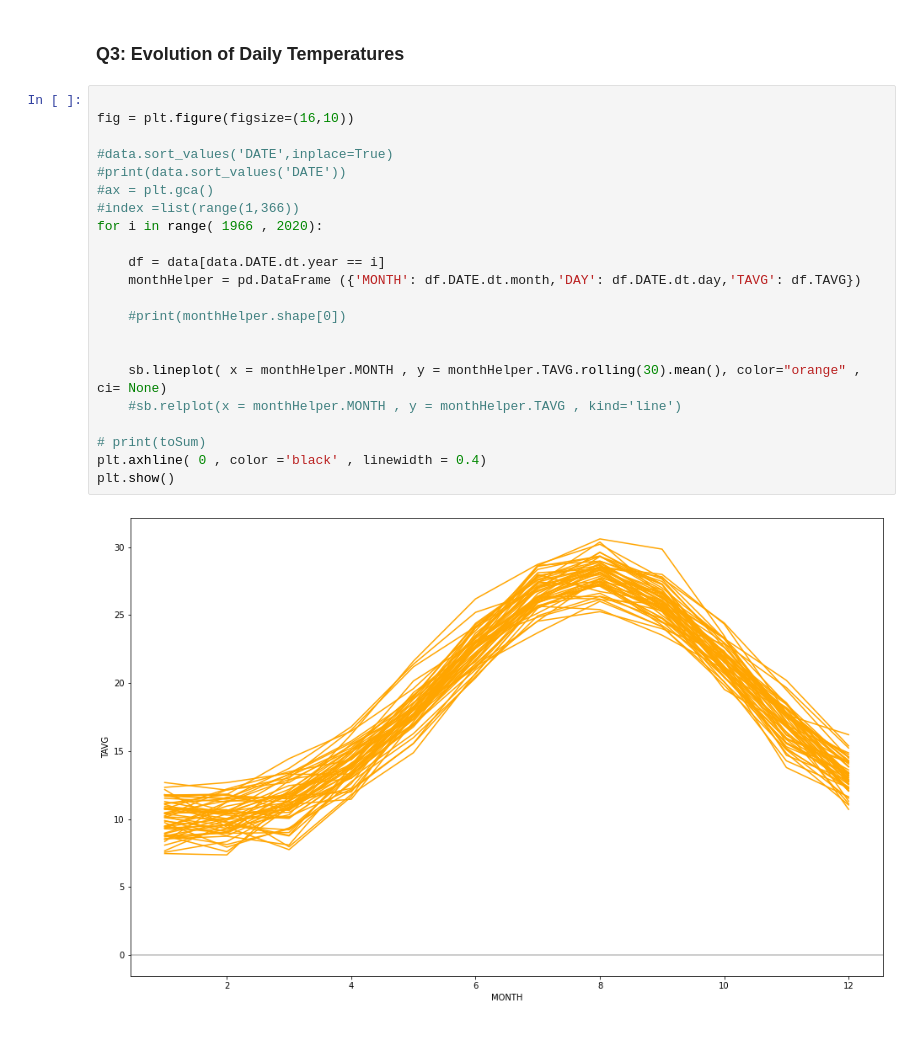
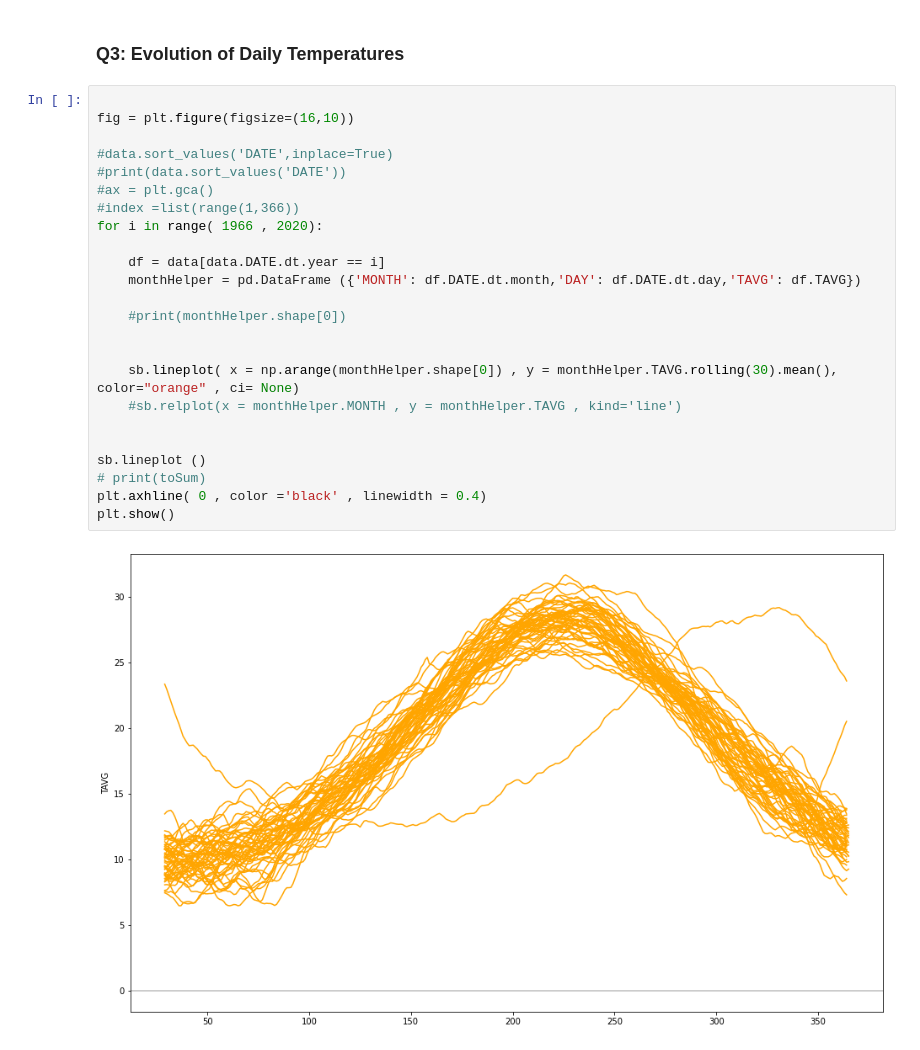
Before and after one commit to AlexDounakis/Applied-MachineLearning, a Jupyter notebook: notebook.ipynb, the cells around one changed output. Drawn from its saved outputs; the diff is of its cells as text.

```diff
--- a/notebook.ipynb
+++ b/notebook.ipynb
@@ -201,27 +201,29 @@ plt.show()
 # %%
 
 fig = plt.figure(figsize=(16,10))
 
 #data.sort_values('DATE',inplace=True)
 #print(data.sort_values('DATE'))
 #ax = plt.gca()
 #index =list(range(1,366))
 for i in range( 1966 , 2020):
 
     df = data[data.DATE.dt.year == i]
     monthHelper = pd.DataFrame ({'MONTH': df.DATE.dt.month,'DAY': df.DATE.dt.day,'TAVG': df.TAVG})
 
     #print(monthHelper.shape[0])
 
 
-    sb.lineplot( x = monthHelper.MONTH , y = monthHelper.TAVG.rolling(30).mean(), color="orange" , ci= None)
+    sb.lineplot( x = np.arange(monthHelper.shape[0]) , y = monthHelper.TAVG.rolling(30).mean(), color="orange" , ci= None)
     #sb.relplot(x = monthHelper.MONTH , y = monthHelper.TAVG , kind='line')
 
+
+sb.lineplot ()
 # print(toSum)
 plt.axhline( 0 , color ='black' , linewidth = 0.4)
 plt.show()
 # %% [output]
-[figure, old version]
+[figure, new version]
 # %%
 plt.figure(figsize=(16,10))
 
```
Also changed, not shown: parts of 1 cell of this notebook.
